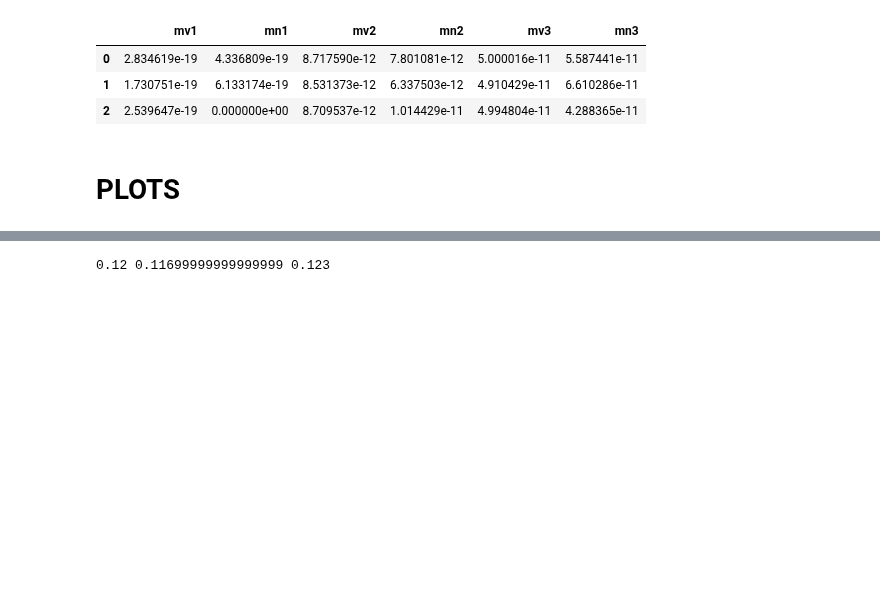
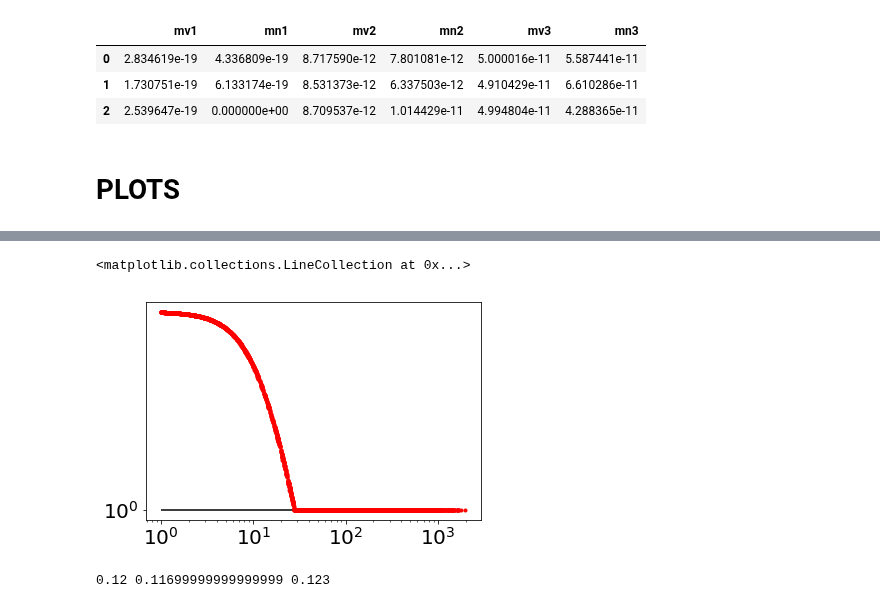
Before and after one commit to anferivera/SDdiracDM, a Jupyter notebook: run-model-MDvsVS-hc01hd01.ipynb, the cells around one changed output, grey strips where cells are left out. Cells and saved outputs as stored; diff of their text form; code cells hidden in the pictures; blank space fills up the shorter version.

```diff
--- a/run-model-MDvsVS-hc01hd01.ipynb
+++ b/run-model-MDvsVS-hc01hd01.ipynb
@@ -344,3 +354,9 @@ print (Omega, Omega_min,Omega_max)
+# %%
+plt.loglog(xd.mChi1, 244.874425/xd.vevSM, 'r.')
+plt.hlines(1, 1,1000)
+# %% [output]
+<matplotlib.collections.LineCollection at 0x...>
+[figure, added]
 # %%
 #Experimental values for DM: Latest Planck results 2018
 e = 3
```
Also changed, not shown: parts of 17 cells of this notebook, 8 other files.
